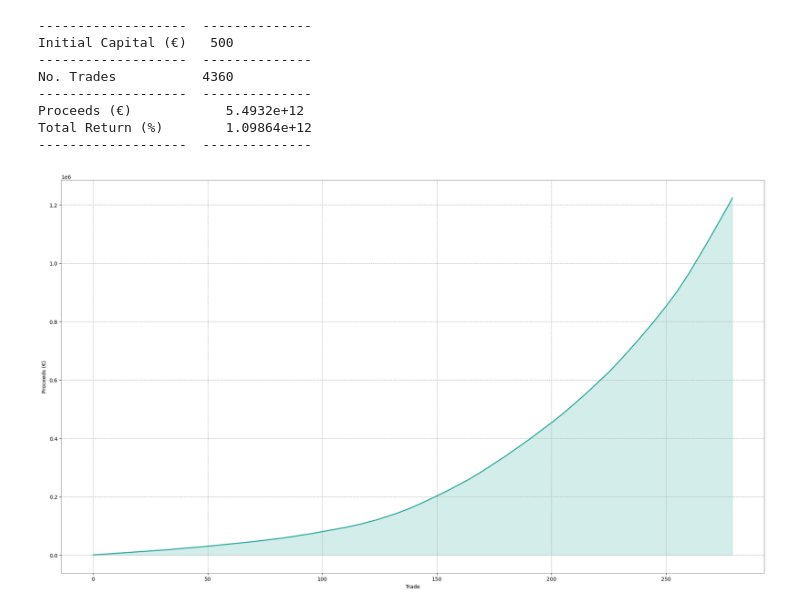
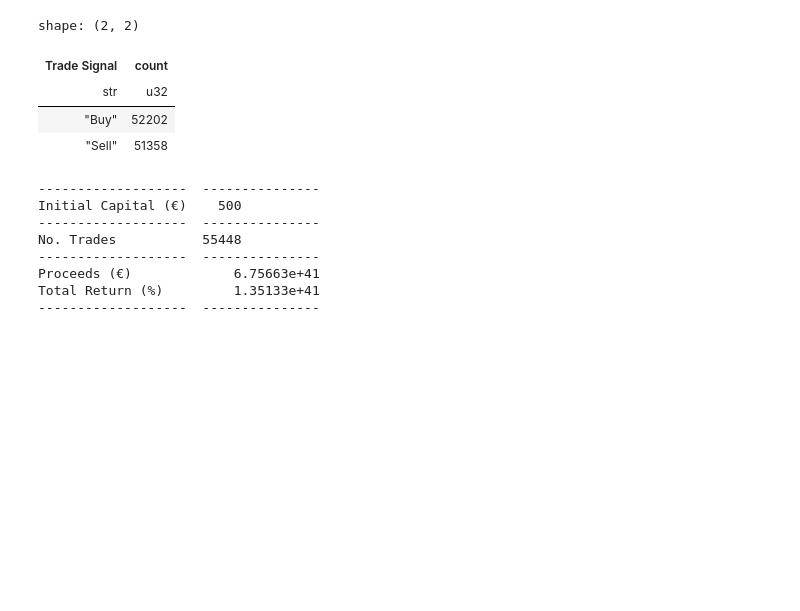
Before and after one commit to vanesterik/fart, a Jupyter notebook: notebooks/1.0-kve-exploratory-data-analysis.ipynb, the cells around one changed output. Cells and saved outputs as stored; diff of their text form; code cells hidden in the pictures; blank space fills up the shorter version.

```diff
--- a/notebooks/1.0-kve-exploratory-data-analysis.ipynb
+++ b/notebooks/1.0-kve-exploratory-data-analysis.ipynb
@@ -58,24 +57,38 @@ candlestick_chart.plot()
+# %%
+df = df.with_columns(
+    pl.when(pl.col(CLOSE).shift(-1) - pl.col(CLOSE) > 0)
+    .then(pl.lit(BUY))
+    .otherwise(pl.lit(SELL))
+    .alias(TRADE_SIGNAL)
+)
+# %%
+df[TRADE_SIGNAL].value_counts()
+# %% [output]
+shape: (2, 2)
+| Trade Signal | count |
+| str | u32 |
+| "Buy" | 52202 |
+| "Sell" | 51358 |
 # %%
-# Backtest trade strategy
-trade_strategy = TradeStrategy(df)
+trade_strategy = TradeStrategy(df, transaction_cost=0.0025)
 trade_strategy.backtest()
 
 results = [
     ["Initial Capital (€)", trade_strategy.initial_capital],
-    SEPARATING_LINE,
+    tb.SEPARATING_LINE,
     ["No. Trades", len(trade_strategy.trades)],
-    SEPARATING_LINE,
+    tb.SEPARATING_LINE,
     [f"{PROCEEDS} (€)", round(trade_strategy.proceeds, 2)],
     [f"{TOTAL_RETURN} (%)", round(trade_strategy.total_return * 100, 2)],
 ]
 
-print(tabulate(results))
+print(tb.tabulate(results))
 # %% [output]
--------------------  --------------
-Initial Capital (€)   500
--------------------  --------------
-No. Trades           4360
--------------------  --------------
-Proceeds (€)            5.4932e+12
-Total Return (%)        1.09864e+12
--------------------  --------------
+-------------------  ---------------
+Initial Capital (€)    500
+-------------------  ---------------
+No. Trades           55448
+-------------------  ---------------
+Proceeds (€)             6.75663e+41
+Total Return (%)         1.35133e+41
+-------------------  ---------------
@@ -95,22 +94,0 @@ trades = pl.DataFrame(
-# %%
-# Visualize proceeds
-proceeds = (
-    trades.filter(pl.col(ACTION) == SELL_CLASS)
-    .select(PROCEEDS)
-    .head(280)
-    .to_numpy()
-    .cumsum()
-)
-index = np.arange(len(proceeds))
-
-fig, ax = plt.subplots(figsize=(24, 13.5))
-
-ax.plot(index, proceeds, color=PERSIAN_GREEN_MAIN, linewidth=2)
-ax.fill_between(index, proceeds, alpha=0.2, color=PERSIAN_GREEN_MAIN)
-
-ax.set_ylabel(f"{PROCEEDS} (€)")
-ax.set_xlabel("Trade")
-
-plt.show()
-# %% [output]
-[figure, removed]
```
Also changed, not shown: parts of 9 cells of this notebook, 13 other files.
